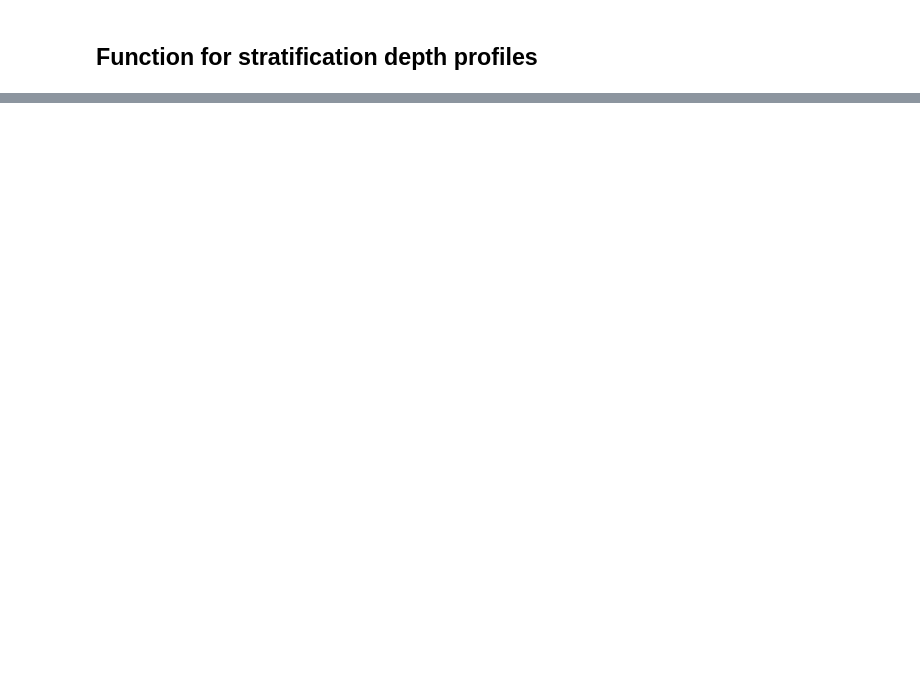
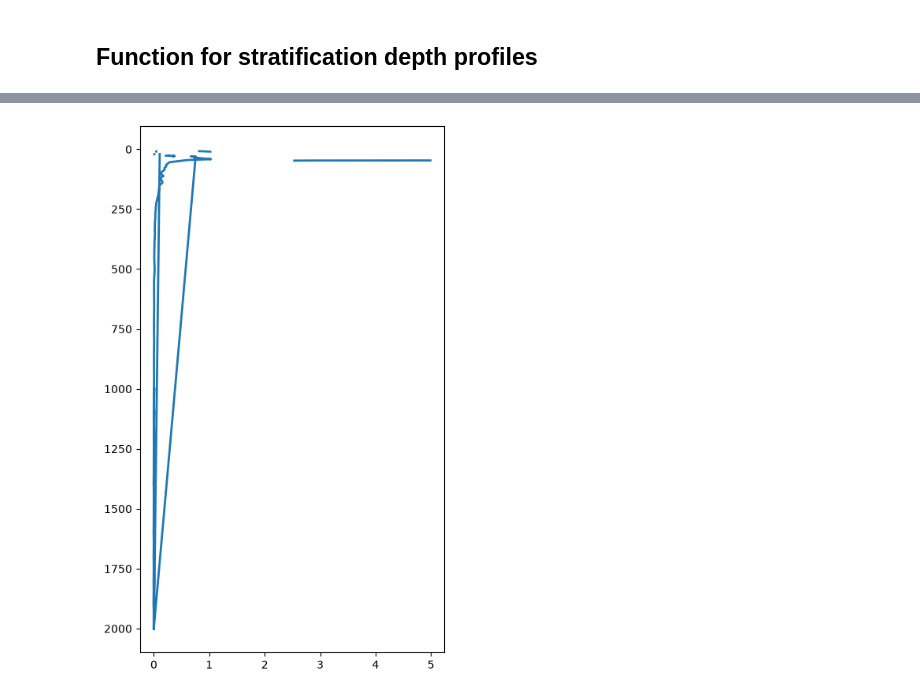
Before and after one commit to Lilah-Asalie/IBIS_Project, a Jupyter notebook: New_depth_nsq.ipynb, the cells around one changed output, grey strips where cells are left out. Cells and saved outputs as stored; diff of their text form; code cells hidden in the pictures; blank space fills up the shorter version.

```diff
--- a/New_depth_nsq.ipynb
+++ b/New_depth_nsq.ipynb
@@ -132,0 +134,3 @@ prof_yr(df = df_new, season = '2014-2015', WMOID = 5904105)
+# %%
+df_id = df_new[df_new['WMOID'] == 5905100]
+df_id
@@ -132,0 +166,11 @@ prof_yr(df = df_new, season = '2014-2015', WMOID = 5904105)
+# %%
+fig = plt.figure(figsize=(16,7), layout='constrained')
+ax = fig.add_subplot(141)
+
+ax.plot(df_id['CHLA_ADJUSTED'], df_id['PRES_ADJUSTED'], lw=2)
+
+# ax.set_xlim(0, 7)
+# ax.set_ylim(0, 200)
+ax.invert_yaxis()
+# %% [output]
+[figure, added]
```
Also changed, not shown: parts of 4 cells of this notebook.
